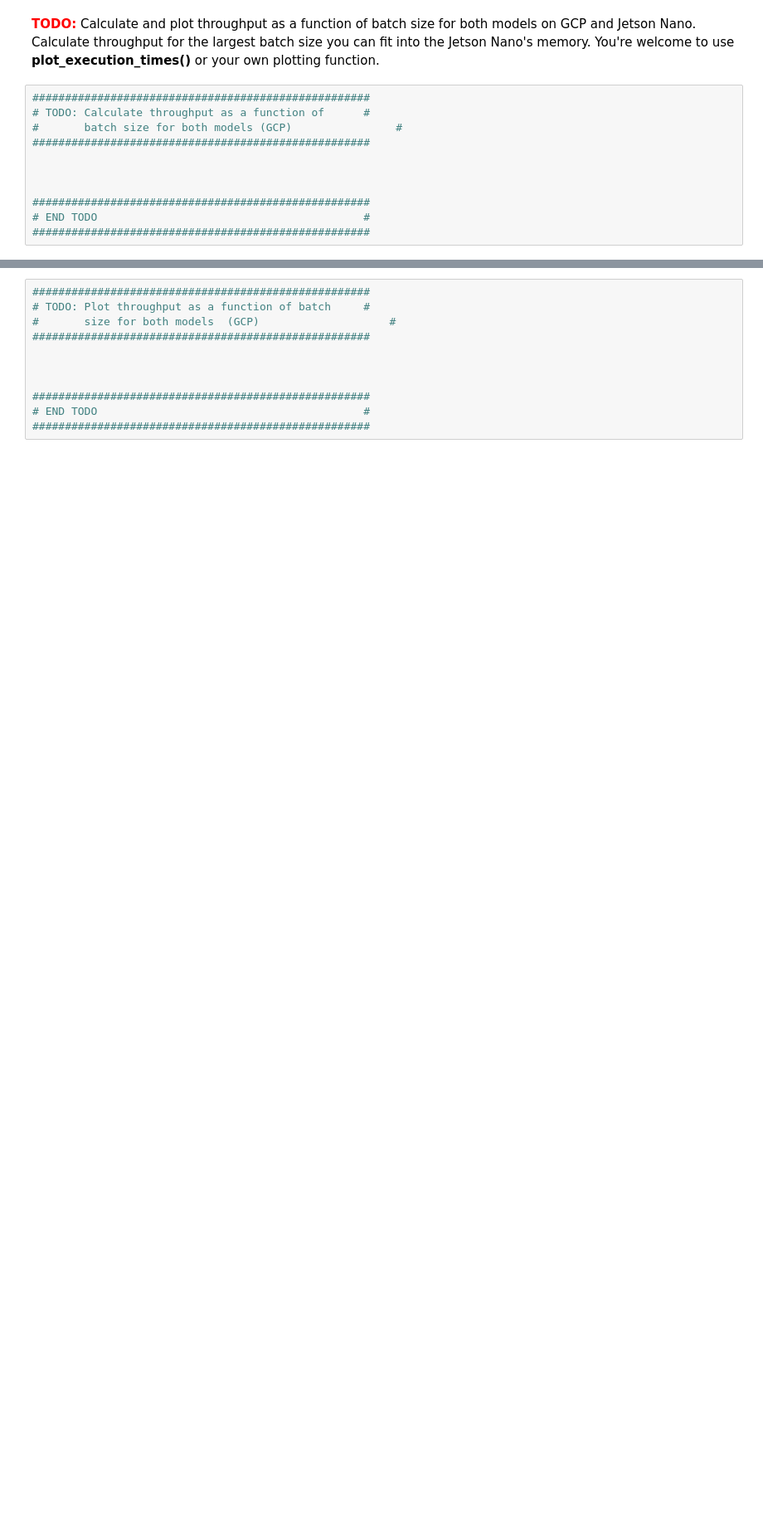
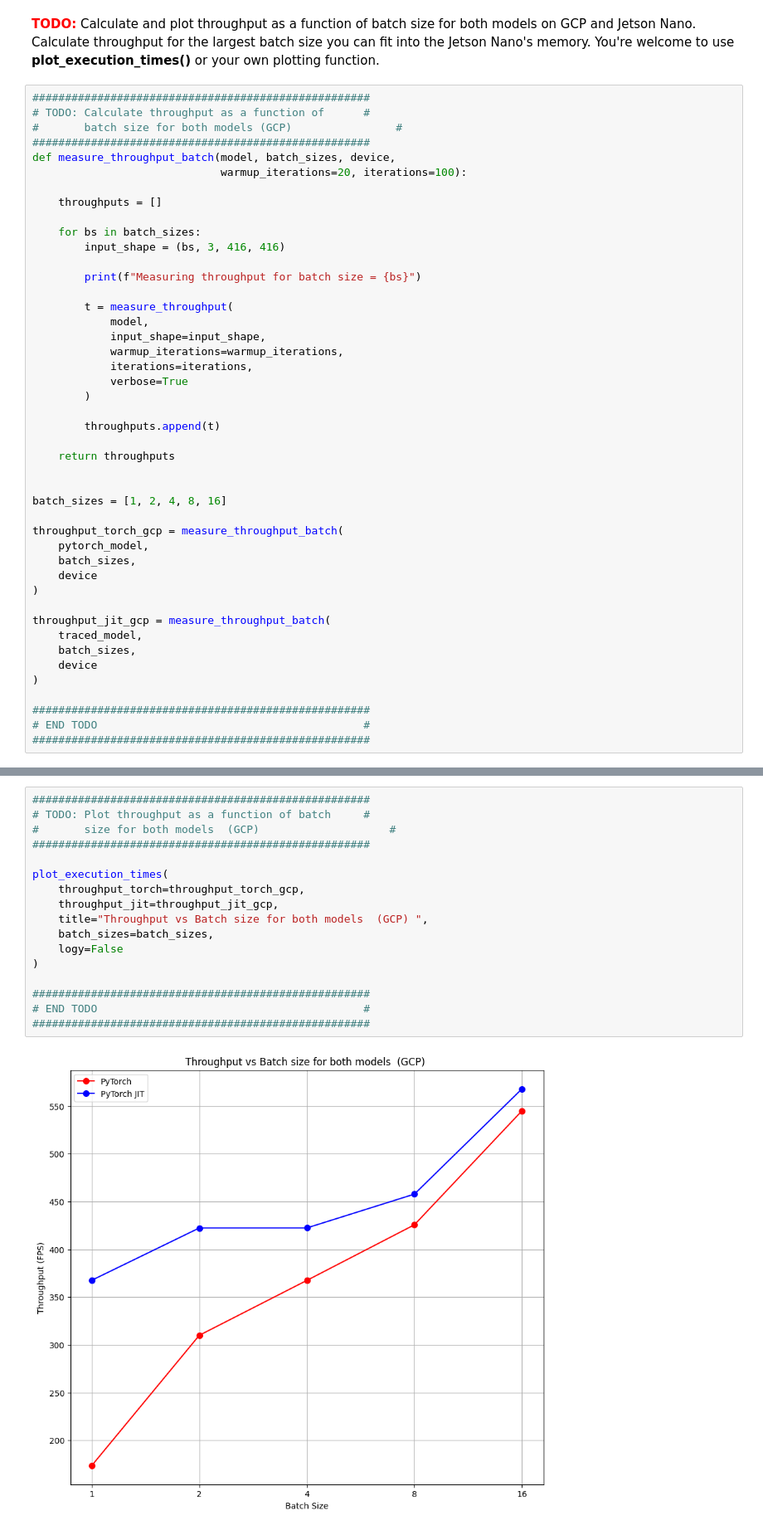
Before and after one commit to Bayice/e6792-2026spring-assign4-xh2707, a Jupyter notebook: JITInferenceOptimization.ipynb, the cells around one changed output, grey strips where cells are left out. Shown at 83% size. Cells and saved outputs as stored; diff of their text form; blank space fills up the shorter version.

```diff
--- a/JITInferenceOptimization.ipynb
+++ b/JITInferenceOptimization.ipynb
@@ -109,8 +179,42 @@ print("JIT traced model matches PyTorch: ", np.allclose(torch_output, jit_output
 # TODO: Calculate throughput as a function of      #
 #       batch size for both models (GCP)                #
 ####################################################
+def measure_throughput_batch(model, batch_sizes, device,
+                             warmup_iterations=20, iterations=100):
+
+    throughputs = []
+
+    for bs in batch_sizes:
+        input_shape = (bs, 3, 416, 416)
+
+        print(f"Measuring throughput for batch size = {bs}")
+
+        t = measure_throughput(
+            model,
+            input_shape=input_shape,
+            warmup_iterations=warmup_iterations,
+            iterations=iterations,
+            verbose=True
+        )
+
+        throughputs.append(t)
+
+    return throughputs
 
 
+batch_sizes = [1, 2, 4, 8, 16]
+
+throughput_torch_gcp = measure_throughput_batch(
+    pytorch_model,
+    batch_sizes,
+    device
+)
+
+throughput_jit_gcp = measure_throughput_batch(
+    traced_model,
+    batch_sizes,
+    device
+)
 
 ####################################################
 # END TODO                                         #
@@ -118,14 +240,22 @@ print("JIT traced model matches PyTorch: ", np.allclose(torch_output, jit_output
 # %%
 ####################################################
 # TODO: Plot throughput as a function of batch     #
 #       size for both models  (GCP)                    #
 ####################################################
 
-
+plot_execution_times(
+    throughput_torch=throughput_torch_gcp,
+    throughput_jit=throughput_jit_gcp,
+    title="Throughput vs Batch size for both models  (GCP) ",
+    batch_sizes=batch_sizes,
+    logy=False
+)
 
 ####################################################
 # END TODO                                         #
 ####################################################
+# %% [output]
+[figure, added]
 # %%
 ####################################################
 # TODO: Calculate throughput as a function of      #
```
Also changed, not shown: parts of 11 cells of this notebook, 4 other files.
